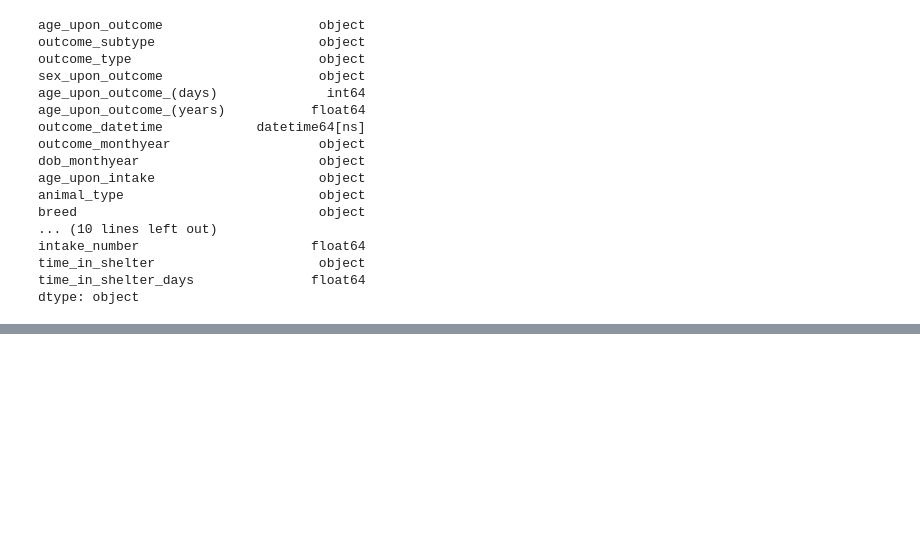
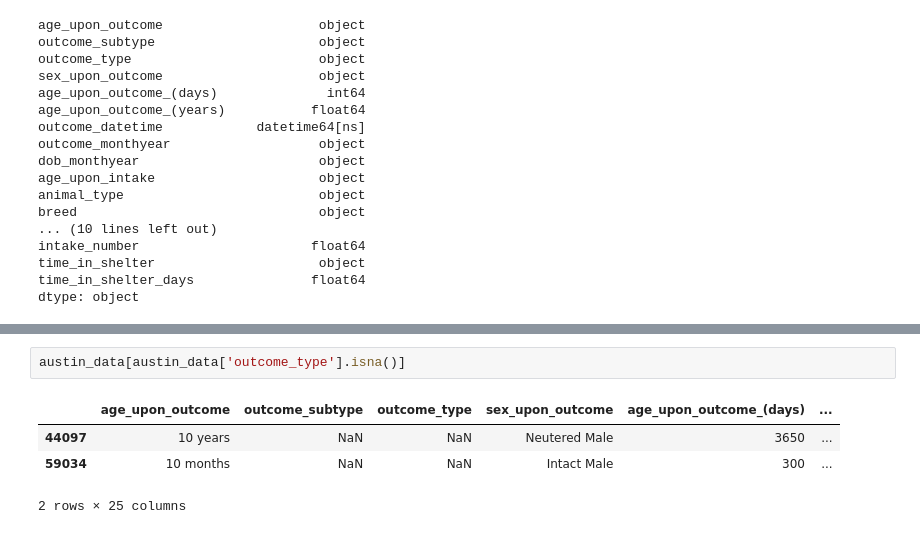
Before and after one commit to amandawhite013/CapstoneTwo, a Jupyter notebook: data_wrangling.ipynb, the cells around one changed output, grey strips where cells are left out. Cells and saved outputs as stored; diff of their text form; blank space fills up the shorter version.

```diff
--- a/data_wrangling.ipynb
+++ b/data_wrangling.ipynb
@@ -110,0 +126,7 @@ dtype: object
+# %%
+austin_data[austin_data['outcome_type'].isna()]
+# %% [output]
+|  | age_upon_outcome | outcome_subtype | outcome_type | sex_upon_outcome | age_upon_outcome_(days) | ... |
+| 44097 | 10 years | NaN | NaN | Neutered Male | 3650 | ... |
+| 59034 | 10 months | NaN | NaN | Intact Male | 300 | ... |
+2 rows × 25 columns
```
Also changed, not shown: parts of 13 cells of this notebook.
